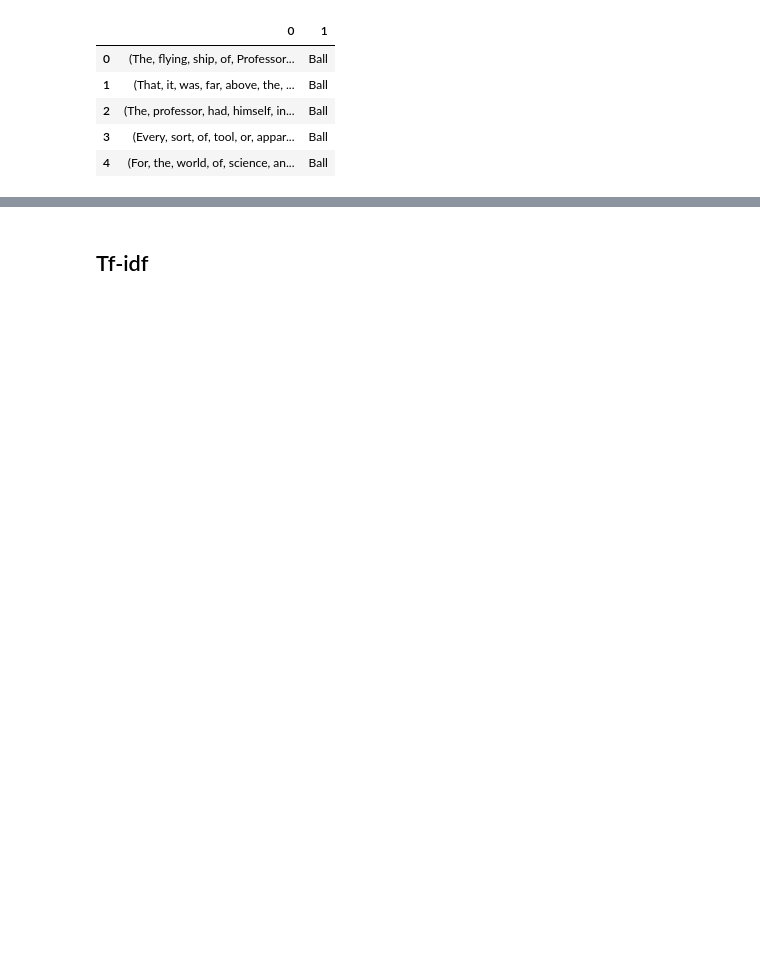
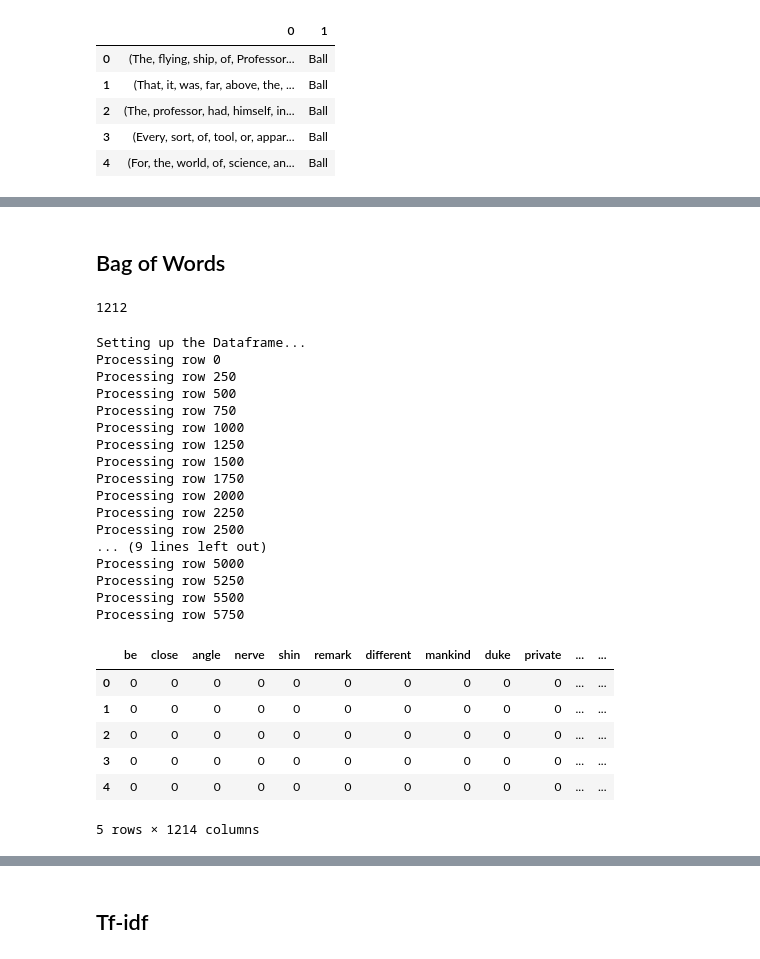
Before and after one commit to brianjinkim/thinkful_datascience, a Jupyter notebook: Unit 4/4.4.5 Build NLP.ipynb, the cells around one changed output, grey strips where cells are left out. Saved outputs shown, nothing was run; the diff lists cells and outputs as text; code cells hidden in the pictures; blank space fills up the shorter version.

```diff
--- a/Unit 4/4.4.5 Build NLP.ipynb
+++ b/Unit 4/4.4.5 Build NLP.ipynb
@@ -76,9 +101,10 @@ thursday_doc = nlp(thursday)
 # %%
-ball_sents = [[sent, "Ball"] for sent in ball_doc.sents]
-brown_sents = [[sent, "Brown"] for sent in brown_doc.sents]
-thursday_sents = [[sent, "Thursday"] for sent in thursday_doc.sents]
+# combine the documents into a dataframe with identifier
+ball_df = [[sent, "Ball"] for sent in ball_sents]
+brown_df = [[sent, "Brown"] for sent in brown_sents]
+thursday_df = [[sent, "Thursday"] for sent in thursday_sents]
 
-sentences = pd.DataFrame(ball_sents + brown_sents + thursday_sents)
+sentences = pd.DataFrame(ball_df + brown_df + thursday_df)
 sentences.head()
 # %% [output]
 |  | 0 | 1 |
@@ -94,8 +119,0 @@ len(sentences)
-# %%
-labels = ['ball', 'brown', 'thursday']
-text = ''
-
-for label in labels:
-    text += gutenberg.raw('chesterton-' + label + '.txt')
-
-clean_text = text_cleaner(text)
@@ -121,13 +119,0 @@ The flying ship of Professor Lucifer sang through the skies like a silver arrow;
-# %%
-# Create sentences; convert to lower case; exclude stop and punctuation
-bow_sentences = []
-for sentence in chesterton_doc.sents:
-    sentence = [
-        token.lemma_.lower()
-        for token in sentence
-        if not token.is_stop
-        and not token.is_punct
-    ]
-    bow_sentences.append(sentence)
-
-print('There are {} sentences and {} tokens'.format(len(sentences), len(chesterton_doc)))
@@ -156,0 +120,2 @@ done!
+# %% [markdown]
+## Bag of Words
@@ -156,0 +169,40 @@ done!
+# %%
+# Set up the bags.
+ball_words = bag_of_words(ball_doc)
+thursday_words = bag_of_words(thursday_doc)
+brown_words = bag_of_words(brown_doc)
+
+# Combine bags to create a set of unique words.
+common_words = set(ball_words + thursday_words + brown_words)
+len(common_words)
+# %% [output]
+1212
+# %%
+# Create our data frame with features
+word_counts = bow_features(sentences, common_words)
+word_counts.head()
+# %% [output]
+Setting up the Dataframe...
+Processing row 0
+Processing row 250
+Processing row 500
+Processing row 750
+Processing row 1000
+Processing row 1250
+Processing row 1500
+Processing row 1750
+Processing row 2000
+Processing row 2250
+Processing row 2500
+... (9 lines left out)
+Processing row 5000
+Processing row 5250
+Processing row 5500
+Processing row 5750
+|  | be | close | angle | nerve | shin | remark | different | mankind | duke | private | ... | ... |
+| 0 | 0 | 0 | 0 | 0 | 0 | 0 | 0 | 0 | 0 | 0 | ... | ... |
+| 1 | 0 | 0 | 0 | 0 | 0 | 0 | 0 | 0 | 0 | 0 | ... | ... |
+| 2 | 0 | 0 | 0 | 0 | 0 | 0 | 0 | 0 | 0 | 0 | ... | ... |
+| 3 | 0 | 0 | 0 | 0 | 0 | 0 | 0 | 0 | 0 | 0 | ... | ... |
+| 4 | 0 | 0 | 0 | 0 | 0 | 0 | 0 | 0 | 0 | 0 | ... | ... |
+5 rows × 1214 columns
```
Also changed, not shown: parts of 27 cells of this notebook.
